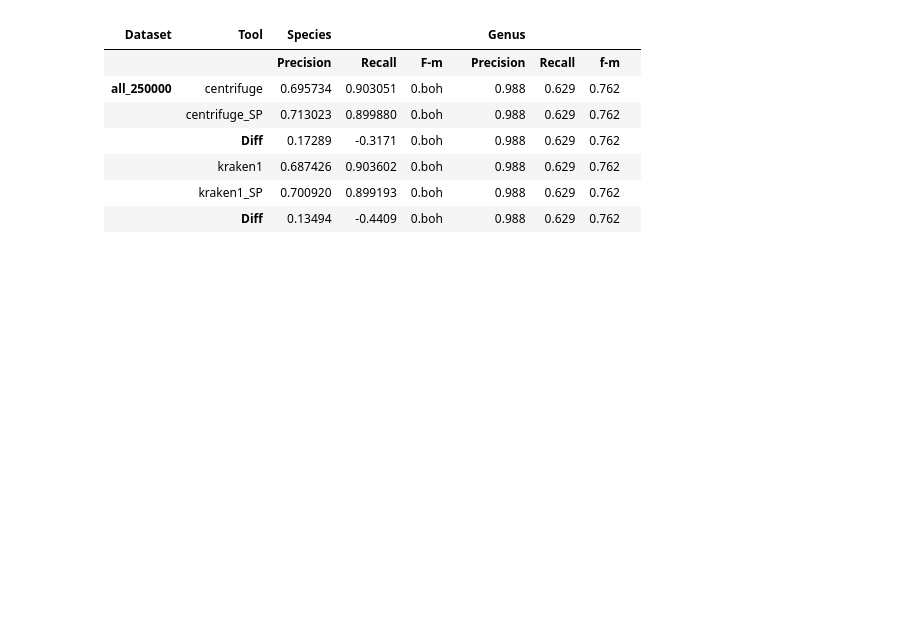
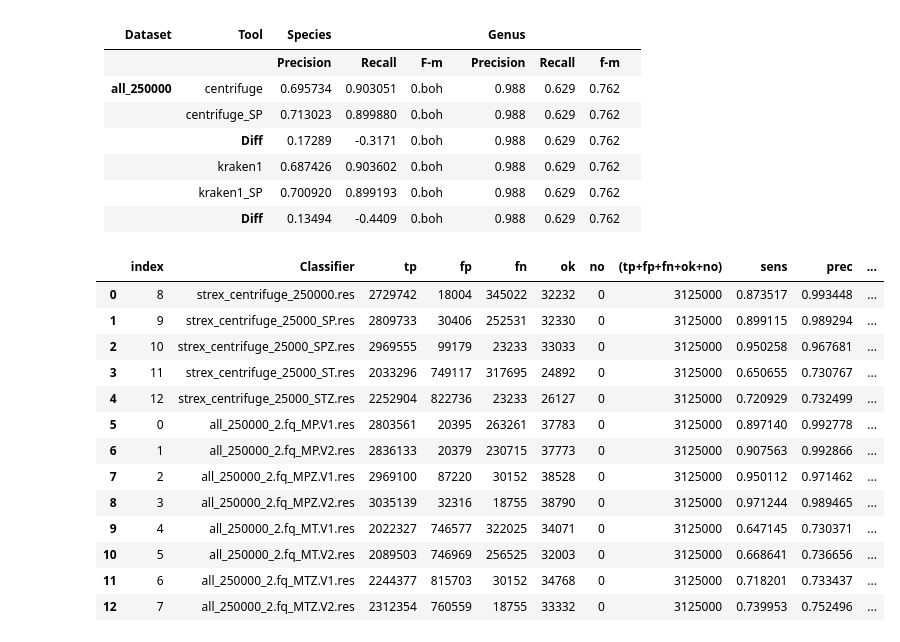
Before and after one commit to leonardoagg/Bioinformatics-Project, a Jupyter notebook: Analysis/ResultsEvaluationAnalysis.ipynb, the cells around one changed output. Drawn from its saved outputs; the diff is of its cells as text; code cells hidden in the pictures; blank space fills up the shorter version.

```diff
--- a/Analysis/ResultsEvaluationAnalysis.ipynb
+++ b/Analysis/ResultsEvaluationAnalysis.ipynb
@@ -53,6 +54,27 @@ Ste tabelle si fanno assolutamente su Latex.
 |              | kraken1         | 0.687426     |0.903602    |0.boh|   |  0.988  | 0.629   | 0.762|
 |              | kraken1_SP      | 0.700920     |0.899193    |0.boh|   |  0.988  | 0.629   | 0.762|
 |              |**Diff**         | 0.13494      |-0.4409     |0.boh|   |  0.988  | 0.629   | 0.762|
+# %%
+new_df = df[df["Classifier"].str.contains('centrifuge')]
+new_df2 =(df[df["Classifier"].str.contains('M')])
+new_df = new_df.append(new_df2)
+new_df = new_df.reset_index()
+new_df
+# %% [output]
+|  | index | Classifier | tp | fp | fn | ok | no | (tp+fp+fn+ok+no) | sens | prec | ... |
+| 0 | 8 | strex_centrifuge_250000.res | 2729742 | 18004 | 345022 | 32232 | 0 | 3125000 | 0.873517 | 0.993448 | ... |
+| 1 | 9 | strex_centrifuge_25000_SP.res | 2809733 | 30406 | 252531 | 32330 | 0 | 3125000 | 0.899115 | 0.989294 | ... |
+| 2 | 10 | strex_centrifuge_25000_SPZ.res | 2969555 | 99179 | 23233 | 33033 | 0 | 3125000 | 0.950258 | 0.967681 | ... |
+| 3 | 11 | strex_centrifuge_25000_ST.res | 2033296 | 749117 | 317695 | 24892 | 0 | 3125000 | 0.650655 | 0.730767 | ... |
+| 4 | 12 | strex_centrifuge_25000_STZ.res | 2252904 | 822736 | 23233 | 26127 | 0 | 3125000 | 0.720929 | 0.732499 | ... |
+| 5 | 0 | all_250000_2.fq_MP.V1.res | 2803561 | 20395 | 263261 | 37783 | 0 | 3125000 | 0.897140 | 0.992778 | ... |
+| 6 | 1 | all_250000_2.fq_MP.V2.res | 2836133 | 20379 | 230715 | 37773 | 0 | 3125000 | 0.907563 | 0.992866 | ... |
+| 7 | 2 | all_250000_2.fq_MPZ.V1.res | 2969100 | 87220 | 30152 | 38528 | 0 | 3125000 | 0.950112 | 0.971462 | ... |
+| 8 | 3 | all_250000_2.fq_MPZ.V2.res | 3035139 | 32316 | 18755 | 38790 | 0 | 3125000 | 0.971244 | 0.989465 | ... |
+| 9 | 4 | all_250000_2.fq_MT.V1.res | 2022327 | 746577 | 322025 | 34071 | 0 | 3125000 | 0.647145 | 0.730371 | ... |
+| 10 | 5 | all_250000_2.fq_MT.V2.res | 2089503 | 746969 | 256525 | 32003 | 0 | 3125000 | 0.668641 | 0.736656 | ... |
+| 11 | 6 | all_250000_2.fq_MTZ.V1.res | 2244377 | 815703 | 30152 | 34768 | 0 | 3125000 | 0.718201 | 0.733437 | ... |
+| 12 | 7 | all_250000_2.fq_MTZ.V2.res | 2312354 | 760559 | 18755 | 33332 | 0 | 3125000 | 0.739953 | 0.752496 | ... |
 # %%
 def ClassifiersPlt(name):
     new_df = df[df["Classifier"].str.contains(name)]
```
Also changed, not shown: parts of 6 cells of this notebook, 7 other files.
